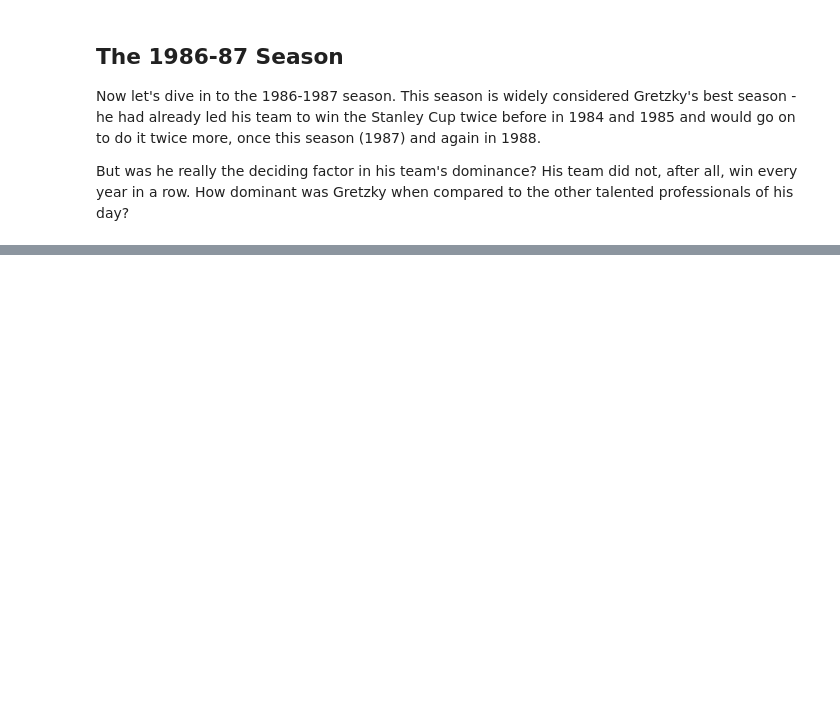
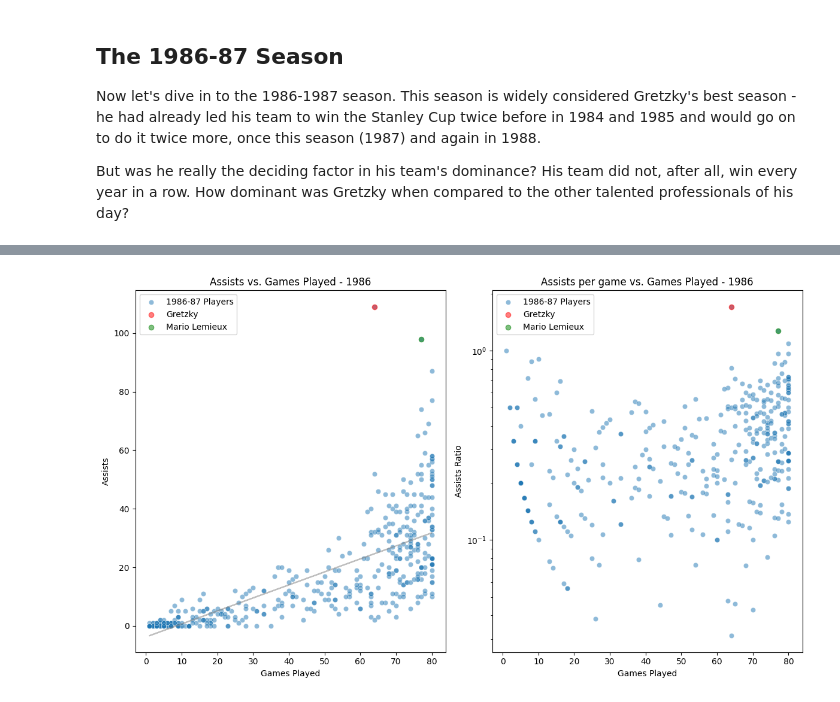
Before and after one commit to philbeet/How-Great-was-The-Great-One, a Jupyter notebook: main.ipynb, the cells around one changed output, grey strips where cells are left out. Cells and saved outputs as stored; diff of their text form; code cells hidden in the pictures; blank space fills up the shorter version.

```diff
--- a/main.ipynb
+++ b/main.ipynb
@@ -118,0 +211,38 @@ But was he really the deciding factor in his team's dominance? His team did not,
+# %%
+regression_line = get_regression_line("GP", "A")
+#assists vs games played
+plt.figure(figsize=(12,7))
+plt.subplot(1,2,1)
+sns.scatterplot(szn_87_df, x="GP", y='A', alpha=0.5, label="1986-87 Players")
+plt.scatter(szn_87_df[szn_87_df['Player']=="Wayne Gretzky*"]['GP'], szn_87_df[szn_87_df['Player']=="Wayne Gretzky*"]['A'],
+            color="red", alpha=0.5, label='Gretzky')
+plt.scatter(szn_87_df[szn_87_df['Player']=="Mario Lemieux*"]['GP'],
+            szn_87_df[szn_87_df['Player']=="Mario Lemieux*"]['A'], color="green", alpha=0.5,
+            label='Mario Lemieux')
+plt.plot(szn_87_df['GP'], regression_line, color="grey", alpha=0.5)
+
+plt.legend()
+plt.title("Assists vs. Games Played - 1986")
+plt.xlabel("Games Played")
+plt.ylabel("Assists")
+
+#assists per game
+plt.subplot(1,2,2)
+assists_per_game_ratio = szn_87_df['A']/szn_87_df["GP"]
+
+sns.scatterplot(x=szn_87_df['GP'], y=assists_per_game_ratio, alpha=0.5, label="1986-87 Players")
+plt.yscale("log")
+plt.scatter(szn_87_df[szn_87_df['Player']=="Wayne Gretzky*"]['GP'],
+            szn_87_df[szn_87_df['Player']=="Wayne Gretzky*"]['A']/szn_87_df[szn_87_df['Player']=="Wayne Gretzky*"]['GP'],
+            color="red", alpha=0.5, label='Gretzky')
+plt.scatter(szn_87_df[szn_87_df['Player']=="Mario Lemieux*"]['GP'],
+            szn_87_df[szn_87_df['Player']=="Mario Lemieux*"]['A']/szn_87_df[szn_87_df['Player']=="Mario Lemieux*"]['GP'],
+            color="green", alpha=0.5,
+            label='Mario Lemieux')
+plt.legend()
+plt.title("Assists per game vs. Games Played - 1986")
+plt.xlabel("Games Played")
+plt.ylabel("Assists Ratio")
+plt.tight_layout()
+# %% [output]
+[figure, added]
```
Also changed, not shown: parts of 9 cells of this notebook.
